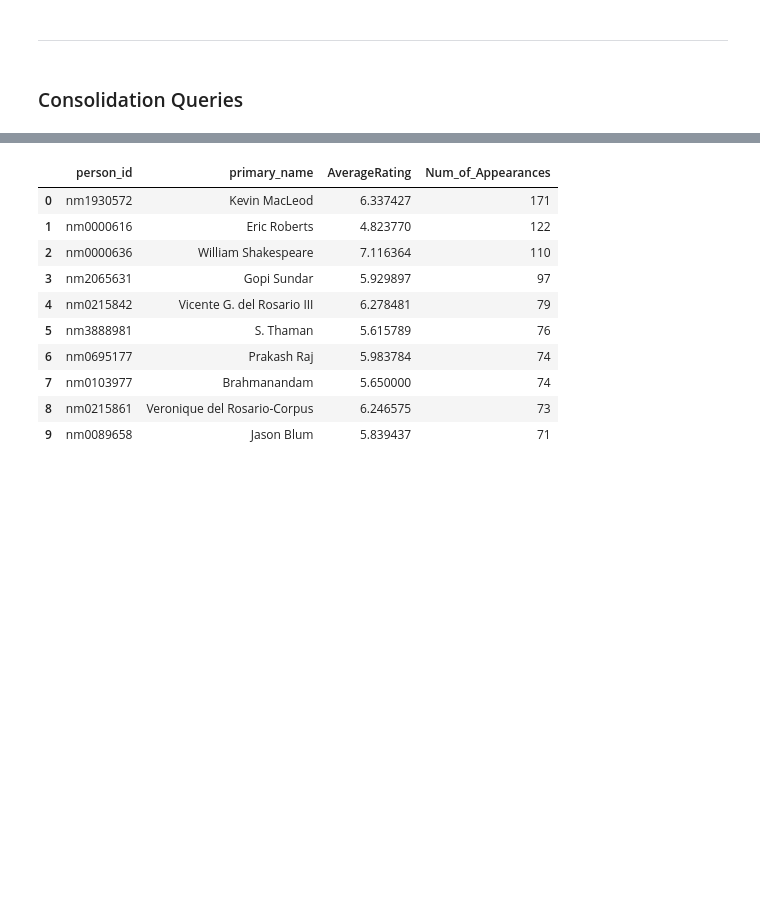
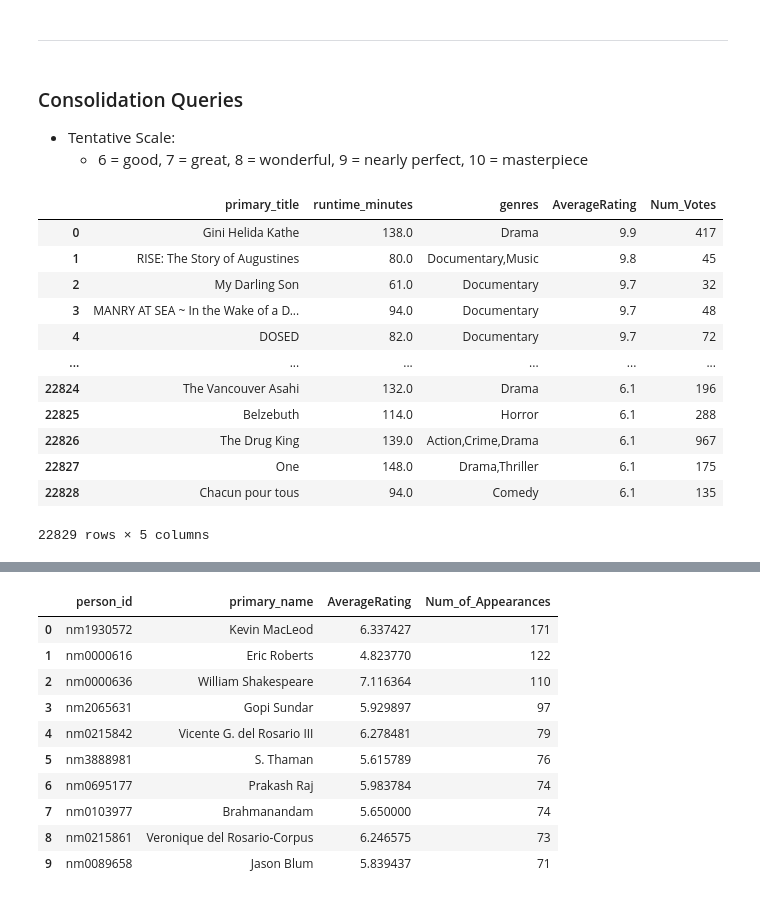
Before and after one commit to mfFrida/Capstone-Project-Semester-1, a Jupyter notebook: student.ipynb, the cells around one changed output, grey strips where cells are left out. Saved outputs shown, nothing was run; the diff lists cells and outputs as text; code cells hidden in the pictures; blank space fills up the shorter version.

```diff
--- a/student.ipynb
+++ b/student.ipynb
@@ -207,8 +259,46 @@ pd.read_sql(q, conn)
 1638260 rows × 2 columns
 # %% [markdown]
 ______________________________
-# %% [markdown]
-### Consolidation Queries
+# %% [markdown]
+### Consolidation Queries
+- Tentative Scale:
+    - 6 = good, 7 = great, 8 = wonderful, 9 = nearly perfect, 10 = masterpiece
+# %%
+# combining movie basics and movie ratings
+q = """
+SELECT
+    mb.primary_title
+    ,mb.runtime_minutes
+    ,mb.genres
+    ,mr.averagerating AS AverageRating
+    ,mr.numvotes AS Num_Votes
+FROM
+    movie_basics AS mb
+    JOIN movie_ratings AS mr
+        USING(movie_id)
+WHERE
+    CAST(AverageRating AS float) > 6
+    AND CAST(Num_Votes AS int) > 30
+    AND mb.runtime_minutes IS NOT NULL
+ORDER BY
+    mr.averagerating DESC
+;"""
+pd.read_sql(q, conn)
+# added in a filter that would filter out rows that have less than 30 votes
+# %% [output]
+|  | primary_title | runtime_minutes | genres | AverageRating | Num_Votes |
+| 0 | Gini Helida Kathe | 138.0 | Drama | 9.9 | 417 |
+| 1 | RISE: The Story of Augustines | 80.0 | Documentary,Music | 9.8 | 45 |
+| 2 | My Darling Son | 61.0 | Documentary | 9.7 | 32 |
+| 3 | MANRY AT SEA ~ In the Wake of a D... | 94.0 | Documentary | 9.7 | 48 |
+| 4 | DOSED | 82.0 | Documentary | 9.7 | 72 |
+| ... | ... | ... | ... | ... | ... |
+| 22824 | The Vancouver Asahi | 132.0 | Drama | 6.1 | 196 |
+| 22825 | Belzebuth | 114.0 | Horror | 6.1 | 288 |
+| 22826 | The Drug King | 139.0 | Action,Crime,Drama | 6.1 | 967 |
+| 22827 | One | 148.0 | Drama,Thriller | 6.1 | 175 |
+| 22828 | Chacun pour tous | 94.0 | Comedy | 6.1 | 135 |
+22829 rows × 5 columns
 # %%
 # combining movie basics and movie ratings
 q = """
```
Also changed, not shown: parts of 8 cells of this notebook.
